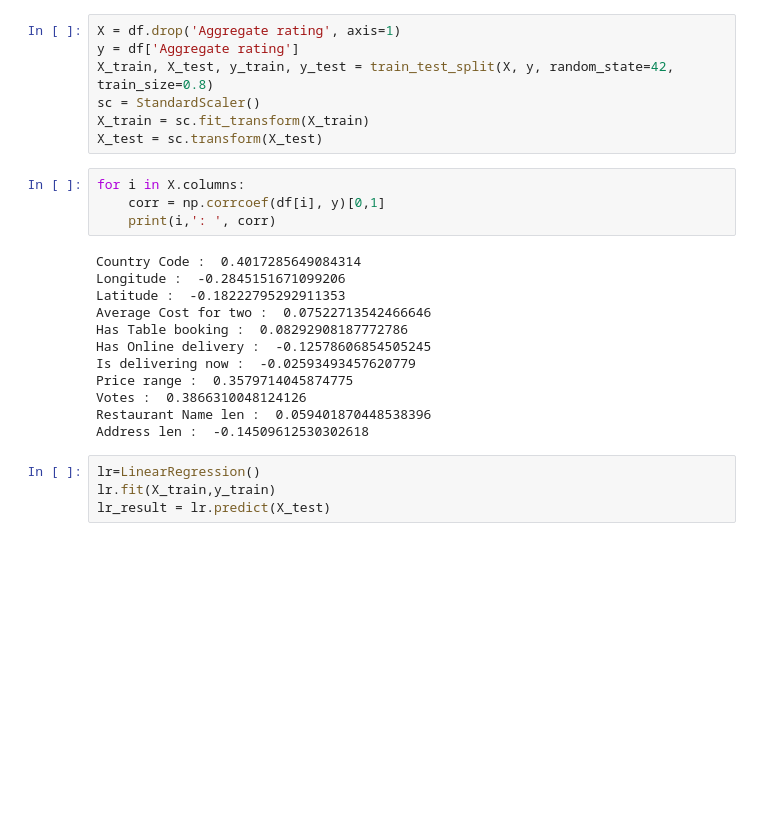
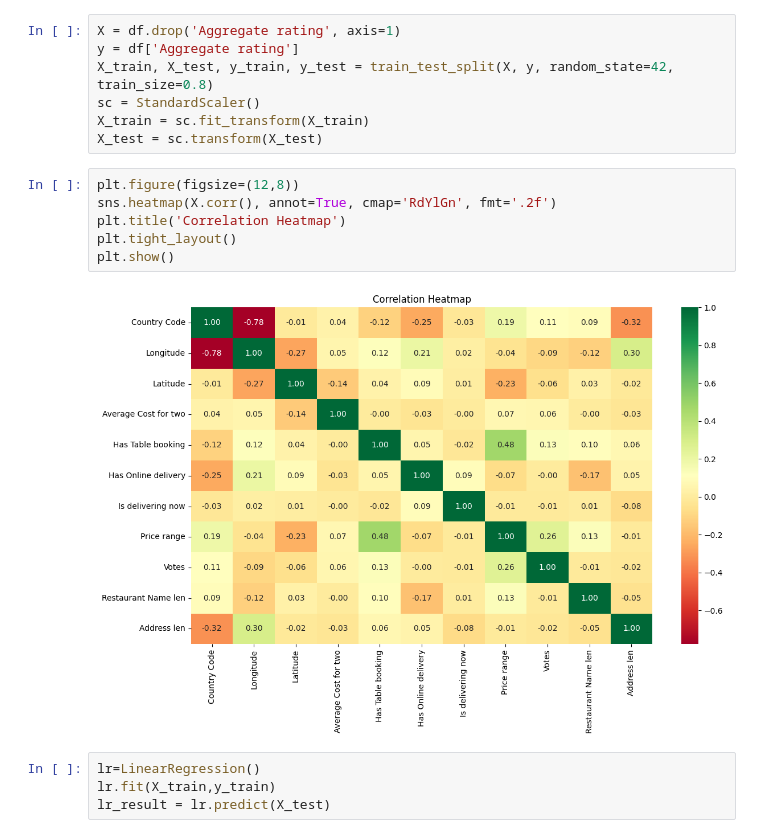
Before and after one commit to GaneshTodkari/zomato-analysis, a Jupyter notebook: models/ZomatoModel.ipynb, the cells around one changed output. Cells and saved outputs as stored; diff of their text form; blank space fills up the shorter version.

```diff
--- a/models/ZomatoModel.ipynb
+++ b/models/ZomatoModel.ipynb
@@ -29,21 +42,13 @@ sc = StandardScaler()
 X_train = sc.fit_transform(X_train)
 X_test = sc.transform(X_test)
 # %%
-for i in X.columns:
-    corr = np.corrcoef(df[i], y)[0,1]
-    print(i,': ', corr)
+plt.figure(figsize=(12,8))
+sns.heatmap(X.corr(), annot=True, cmap='RdYlGn', fmt='.2f')
+plt.title('Correlation Heatmap')
+plt.tight_layout()
+plt.show()
 # %% [output]
-Country Code :  0.4017285649084314
-Longitude :  -0.2845151671099206
-Latitude :  -0.18222795292911353
-Average Cost for two :  0.07522713542466646
-Has Table booking :  0.08292908187772786
-Has Online delivery :  -0.12578606854505245
-Is delivering now :  -0.02593493457620779
-Price range :  0.3579714045874775
-Votes :  0.3866310048124126
-Restaurant Name len :  0.059401870448538396
-Address len :  -0.14509612530302618
+[figure, added]
 # %%
 lr=LinearRegression()
 lr.fit(X_train,y_train)
```
Also changed, not shown: parts of 3 cells of this notebook, 9 other files.
